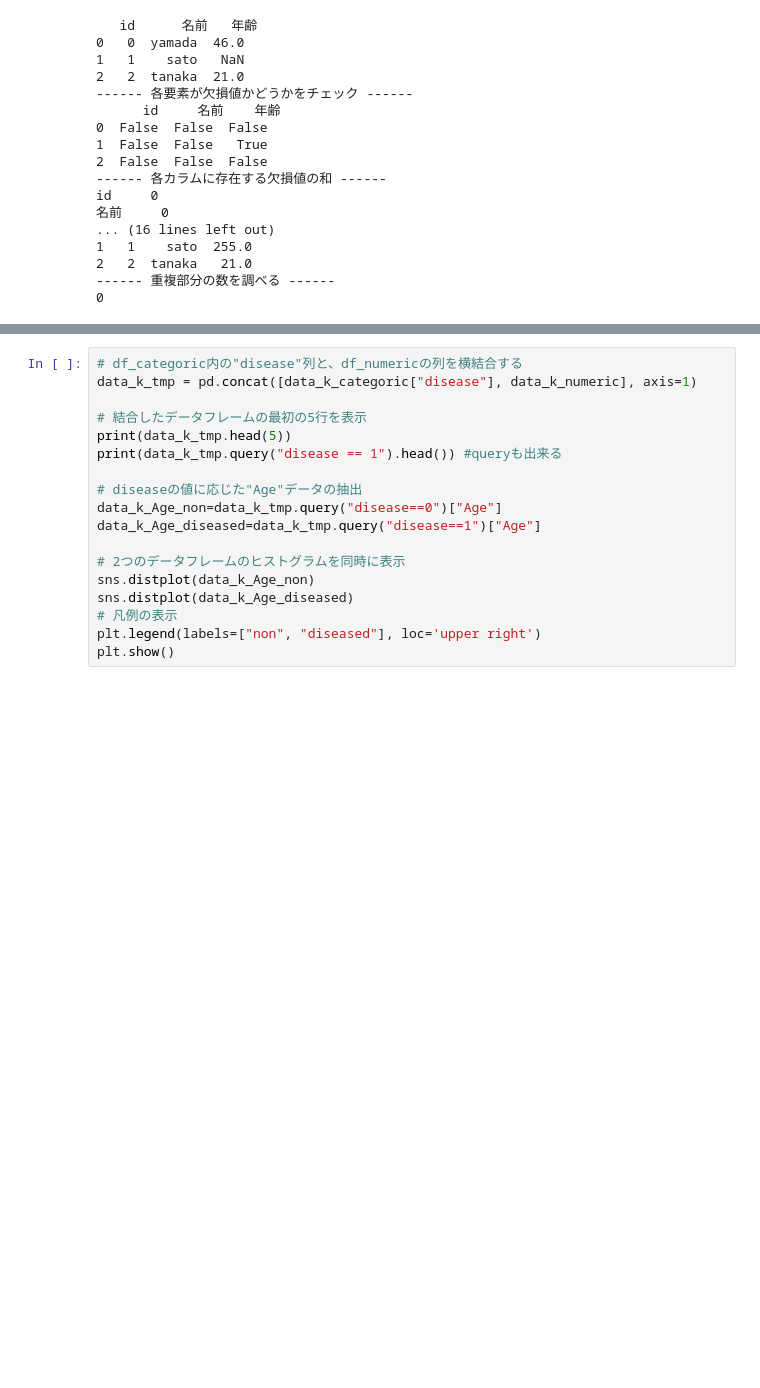
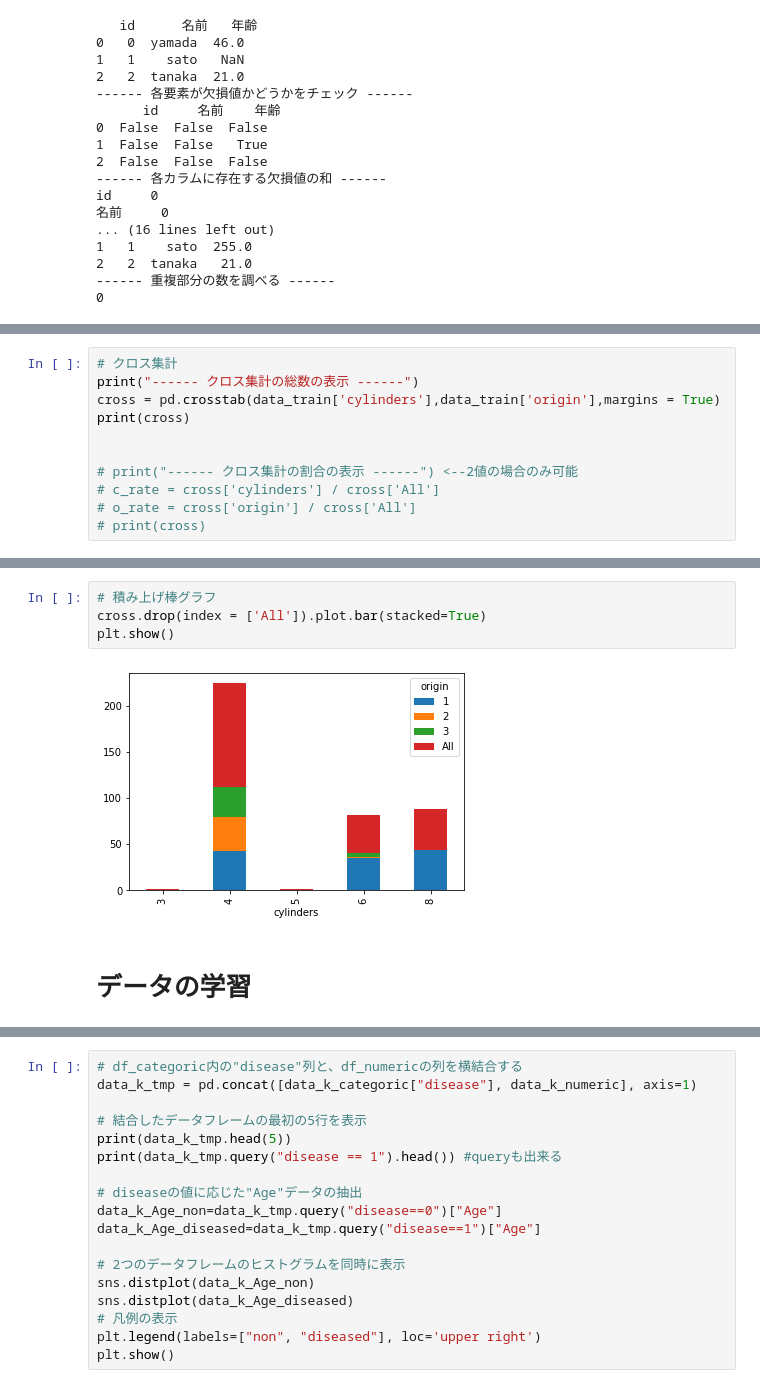
Before and after one commit to Tritama/python-practice, a Jupyter notebook: ML_note_0.ipynb, the cells around one changed output, grey strips where cells are left out. Cells and saved outputs as stored; diff of their text form; blank space fills up the shorter version.

```diff
--- a/ML_note_0.ipynb
+++ b/ML_note_0.ipynb
@@ -435,0 +459,11 @@ origin        0.533671  -0.497373  ...    0.124279  1.000000
+# %%
+# クロス集計
+print("------ クロス集計の総数の表示 ------")
+cross = pd.crosstab(data_train['cylinders'],data_train['origin'],margins = True)
+print(cross)
+
+
+# print("------ クロス集計の割合の表示 ------") <--2値の場合のみ可能
+# c_rate = cross['cylinders'] / cross['All']
+# o_rate = cross['origin'] / cross['All']
+# print(cross)
@@ -436 +480,9 @@ origin        0.533671  -0.497373  ...    0.124279  1.000000
+# %%
+# 積み上げ棒グラフ
+cross.drop(index = ['All']).plot.bar(stacked=True)
+plt.show()
+# %% [output]
+[figure, added]
+# %% [markdown]
+# データの学習
 # %%
```
Also changed, not shown: parts of 24 cells of this notebook.
